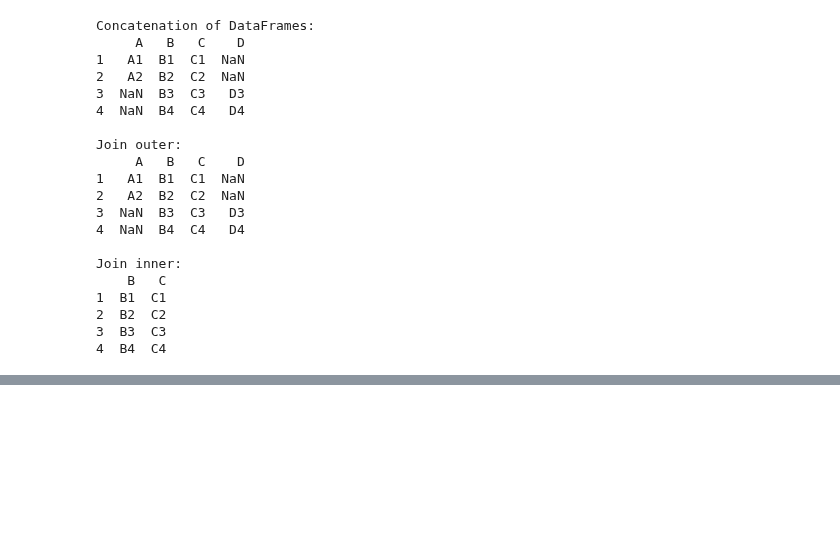
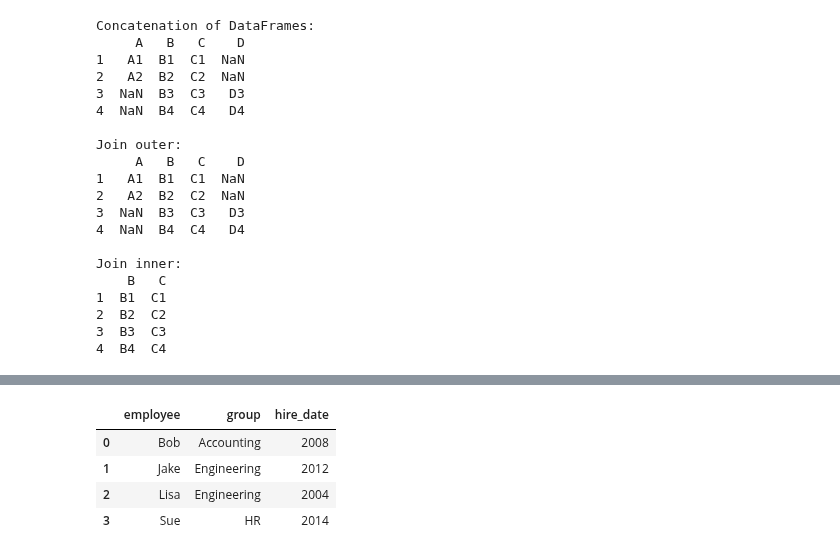
Before and after one commit to TalJa1/dc_practice, a Jupyter notebook: pandasSt.ipynb, the cells around one changed output, grey strips where cells are left out. Cells and saved outputs as stored; diff of their text form; code cells hidden in the pictures; blank space fills up the shorter version.

```diff
--- a/pandasSt.ipynb
+++ b/pandasSt.ipynb
@@ -1154,0 +1184,10 @@ Join inner:
+# %%
+# One-to-one joins
+df3 = pd.merge(df1, df2) # merge() function recognizes that each DataFrame has an "employee" column, and automatically joins using this column as a key
+df3
+# %% [output]
+|  | employee | group | hire_date |
+| 0 | Bob | Accounting | 2008 |
+| 1 | Jake | Engineering | 2012 |
+| 2 | Lisa | Engineering | 2004 |
+| 3 | Sue | HR | 2014 |
```
Also changed, not shown: parts of 9 cells of this notebook.
